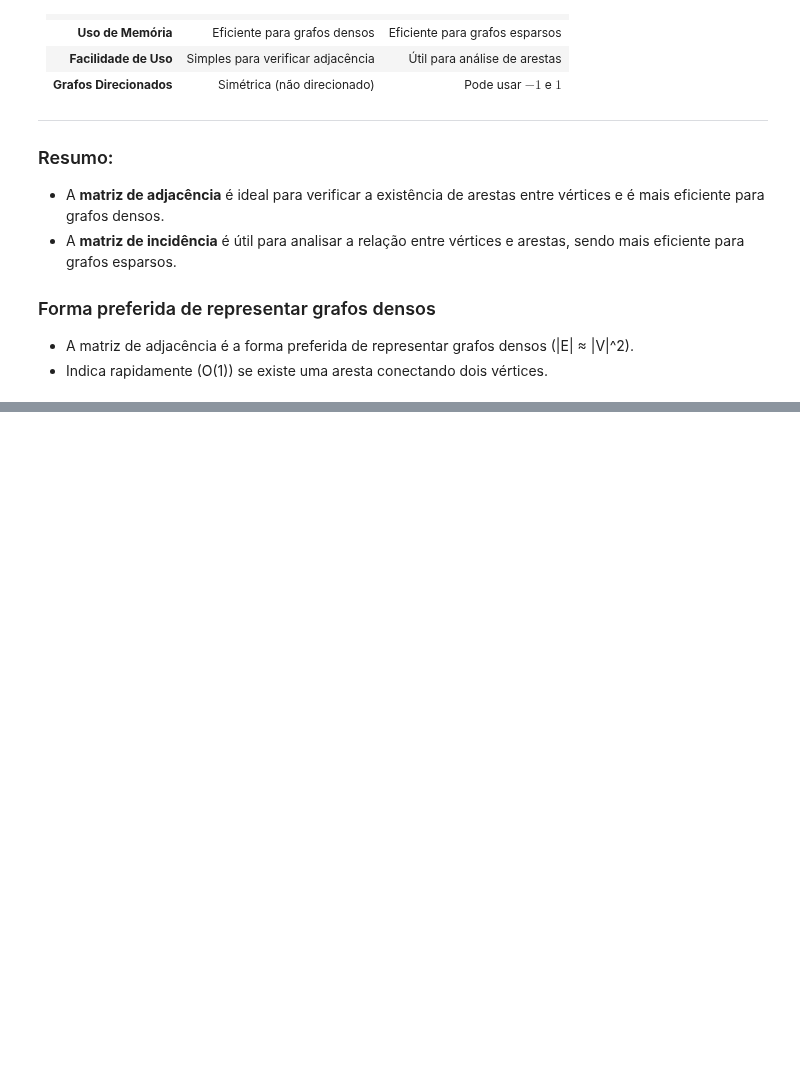
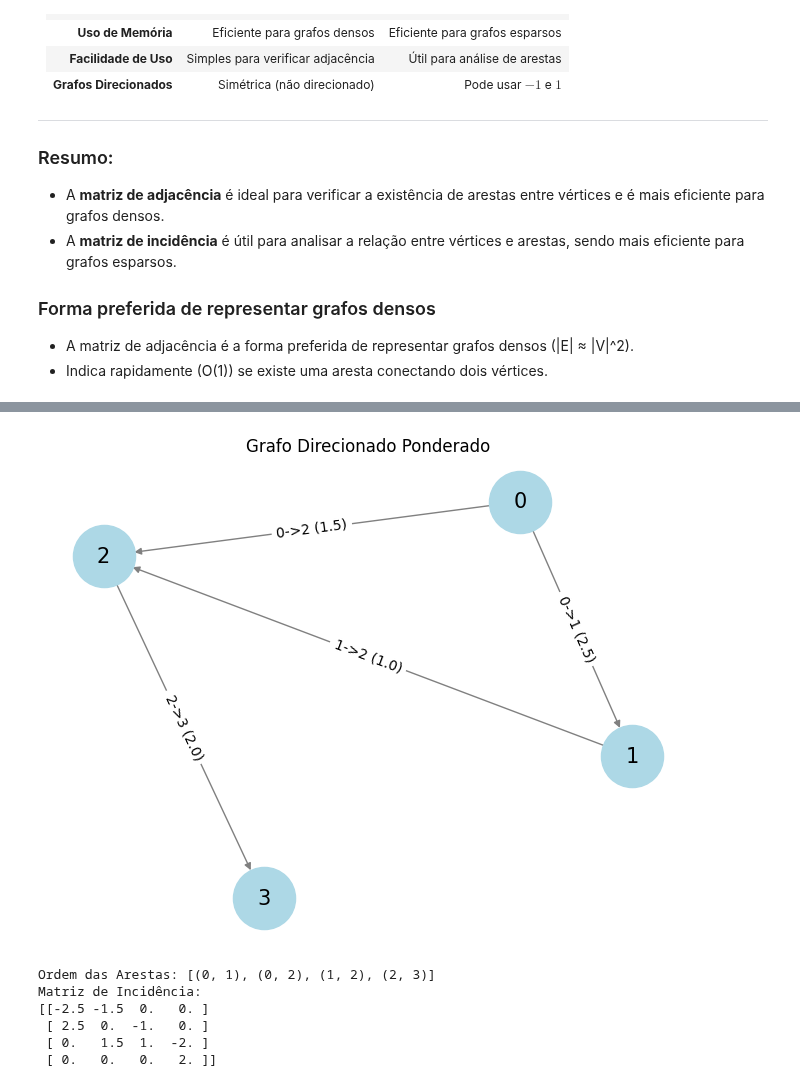
Before and after one commit to LeonardoVieiraGuimaraes/TeoriaGrafos, a Jupyter notebook: Aula03/RepresentacaoGrafoMatriz.ipynb, the cells around one changed output, grey strips where cells are left out. Saved outputs shown, nothing was run; the diff lists cells and outputs as text; code cells hidden in the pictures; blank space fills up the shorter version.

```diff
--- a/Aula03/RepresentacaoGrafoMatriz.ipynb
+++ b/Aula03/RepresentacaoGrafoMatriz.ipynb
@@ -290,0 +299,30 @@ Matriz de Incidência com Arestas Enumeradas:
+# %%
+import networkx as nx
+import matplotlib.pyplot as plt
+import numpy as np
+
+edgelist = [(0, 1, 2.5), (0, 2, 1.5), (1, 2, 1.0), (2, 3, 2.0)]
+# Definindo o grafo direcionado ponderado
+G = nx.DiGraph()
+G.add_weighted_edges_from(edgelist)
+
+# Plotando o grafo usando a função personalizada
+draw_graph_with_labels_outside_arestas_pesos(G, "Grafo Direcionado Ponderado")
+
+# Obtendo a matriz de incidência ponderada
+inc_matrix = nx.incidence_matrix(G, oriented=True, weight='weight').todense()
+
+
+# Exibindo a matriz de incidência e a ordem das arestas
+edges = list(G.edges())
+print("Ordem das Arestas:", edges)
+print("Matriz de Incidência:")
+print(inc_matrix)
+# %% [output]
+[figure, added]
+Ordem das Arestas: [(0, 1), (0, 2), (1, 2), (2, 3)]
+Matriz de Incidência:
+[[-2.5 -1.5  0.   0. ]
+ [ 2.5  0.  -1.   0. ]
+ [ 0.   1.5  1.  -2. ]
+ [ 0.   0.   0.   2. ]]
```
Also changed, not shown: parts of 6 cells of this notebook.
